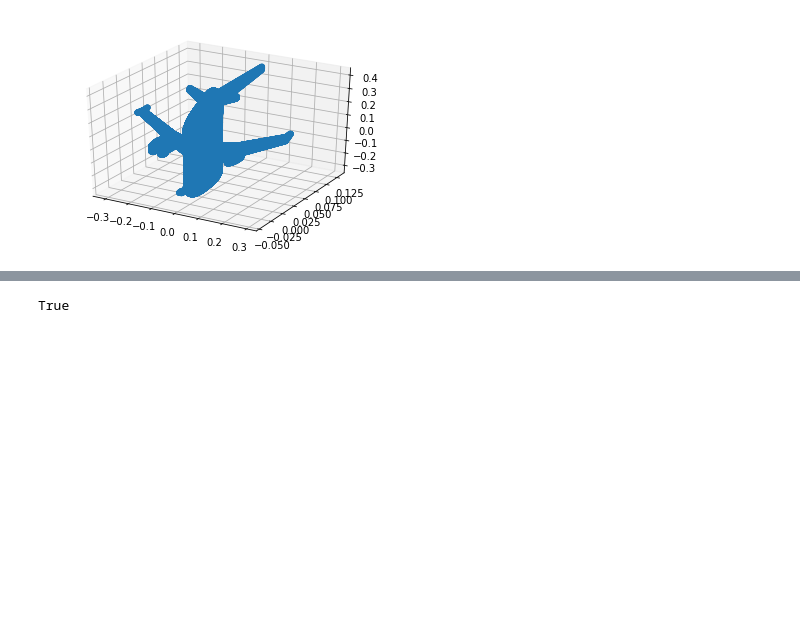
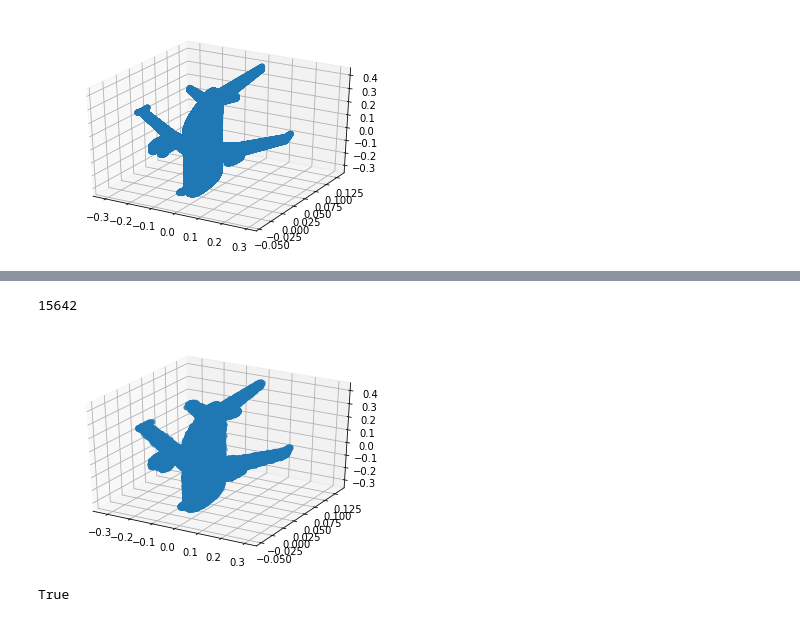
Before and after one commit to alexeybokhovkin/DeepSDF, a Jupyter notebook: src/notebooks/generate_shapes.ipynb, the cells around one changed output, grey strips where cells are left out. Saved outputs shown, nothing was run; the diff lists cells and outputs as text; code cells hidden in the pictures; blank space fills up the shorter version.

```diff
--- a/src/notebooks/generate_shapes.ipynb
+++ b/src/notebooks/generate_shapes.ipynb
@@ -62,8 +63,19 @@ class MeshSampler:
         self.correct_points = np.array(correct_points)
         return self.correct_points
 
-    def perturb_points(self, sigma=0.05):
-        pass
+    def compute_sdf(self, sigma=0.0025):
+        noise = np.random.normal(0, sigma, self.correct_points.shape)
+        noisy_points = self.correct_points + noise
+        sdf = self.mesh.nearest.signed_distance(noisy_points)
+        correct_mesh_points = []
+        correct_sdf = []
+        for i, distance in enumerate(sdf):
+            if math.isnan(distance):
+                continue
+            else:
+                correct_mesh_points += [noisy_points[i]]
+                correct_sdf += [sdf[i]]
+        return np.array(correct_mesh_points), np.array(correct_sdf)
 # %%
 a = MeshSampler(mesh)
 # %%
@@ -94,3 +106,7 @@ point_cloud = trimesh.points.PointCloud(points)
 trimesh.points.plot_points(points)
 # %% [output]
 [figure]
+# %%
+noise = np.random.normal(0, 0.025, points.shape)
+# %%
+noisy_points = points + noise
@@ -97,3 +126,11 @@ trimesh.points.plot_points(points)
+# %%
+sum(signs)
+# %% [output]
+15642
+# %%
+trimesh.points.plot_points(noisy_points)
+# %% [output]
+[figure, added]
 # %%
 pcd = PointCloud()
 pcd.points = Vector3dVector(points)
```
Also changed, not shown: parts of 22 cells of this notebook, 4 other files.
